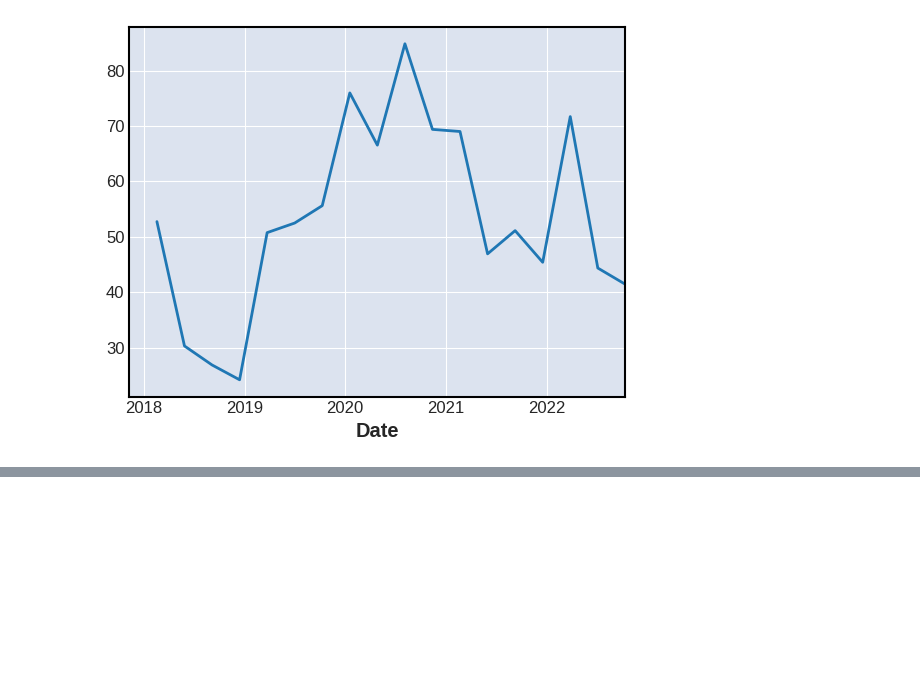
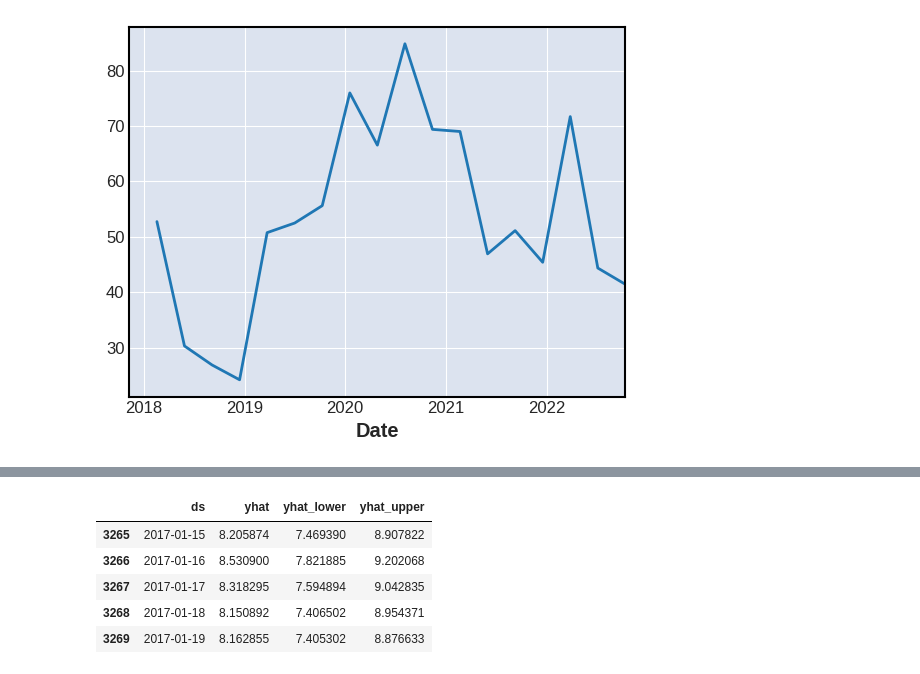
Before and after one commit to pattanps/ppm2-ML-AI-course, a Jupyter notebook: ppm2ml_finance.ipynb, the cells around one changed output, grey strips where cells are left out. Saved outputs shown, nothing was run; the diff lists cells and outputs as text; code cells hidden in the pictures; blank space fills up the shorter version.

```diff
--- a/ppm2ml_finance.ipynb
+++ b/ppm2ml_finance.ipynb
@@ -159,0 +210,10 @@ rsi[::100].plot()
+# %%
+forecast = m.predict(future)
+forecast[['ds', 'yhat', 'yhat_lower', 'yhat_upper']].tail()
+# %% [output]
+|  | ds | yhat | yhat_lower | yhat_upper |
+| 3265 | 2017-01-15 | 8.205874 | 7.469390 | 8.907822 |
+| 3266 | 2017-01-16 | 8.530900 | 7.821885 | 9.202068 |
+| 3267 | 2017-01-17 | 8.318295 | 7.594894 | 9.042835 |
+| 3268 | 2017-01-18 | 8.150892 | 7.406502 | 8.954371 |
+| 3269 | 2017-01-19 | 8.162855 | 7.405302 | 8.876633 |
```
Also changed, not shown: parts of 5 cells of this notebook.
